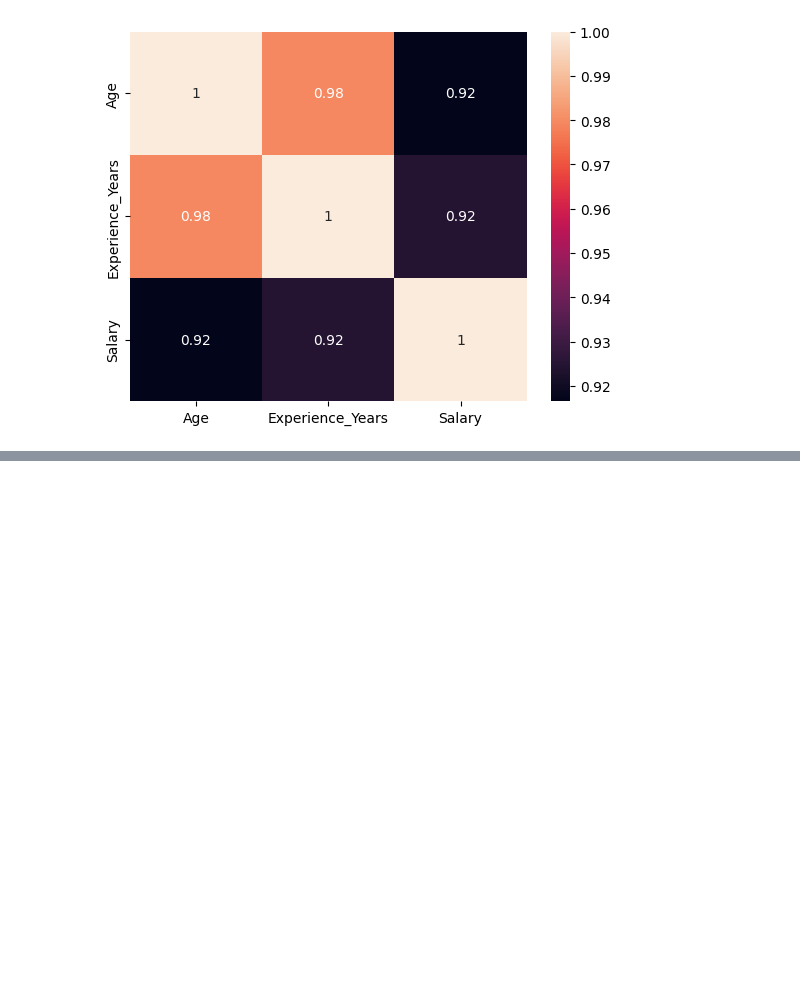
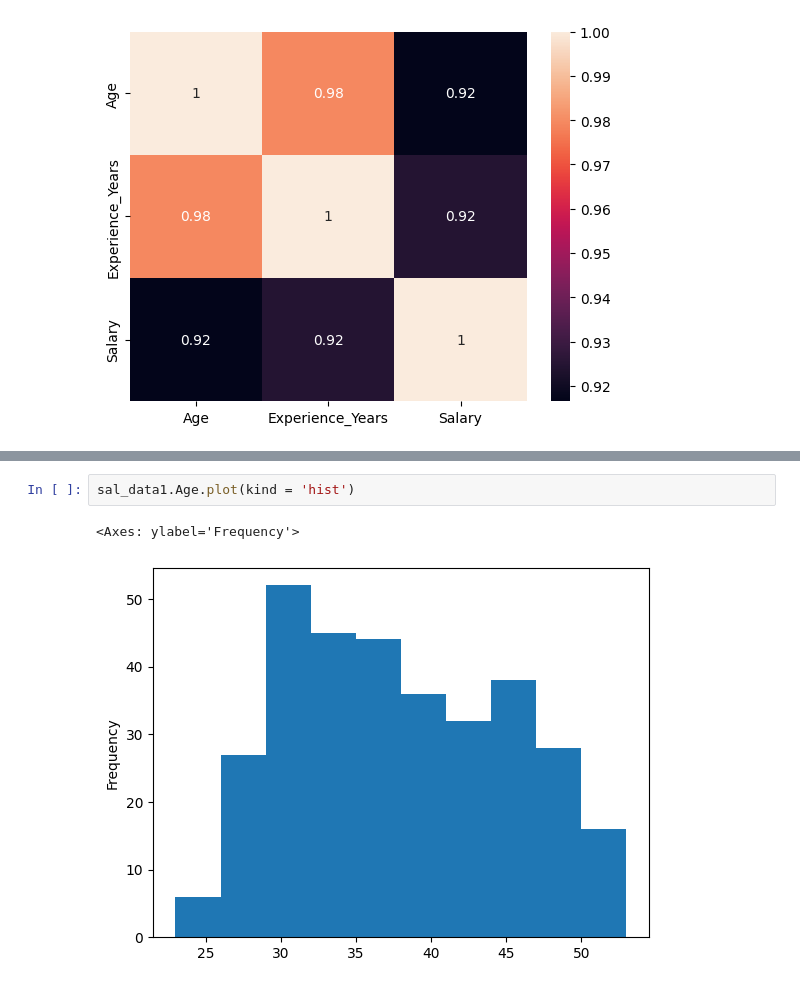
Before and after one commit to NikashLamsal/Salary-Prediction-System, a Jupyter notebook: Salary Predictor.ipynb, the cells around one changed output, grey strips where cells are left out. Saved outputs shown, nothing was run; the diff lists cells and outputs as text; blank space fills up the shorter version.

```diff
--- a/Salary Predictor.ipynb
+++ b/Salary Predictor.ipynb
@@ -152,0 +207,5 @@ sns.heatmap(corr,annot = True)
+# %%
+sal_data1.Age.plot(kind = 'hist')
+# %% [output]
+<Axes: ylabel='Frequency'>
+[figure, added]
```
Also changed, not shown: parts of 62 cells of this notebook.
